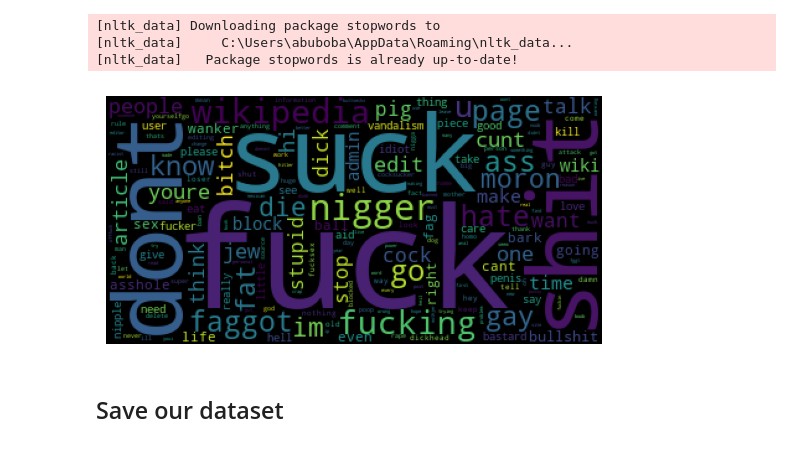
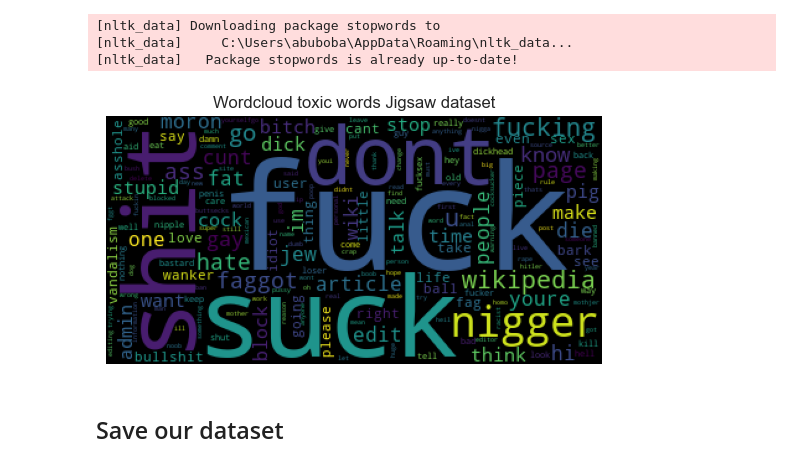
Before and after one commit to boyfromasia/Assignment1_PMLDL, a Jupyter notebook: notebooks/2.0-exploratory-data-analysis.ipynb, the cells around one changed output. Saved outputs shown, nothing was run; the diff lists cells and outputs as text; code cells hidden in the pictures.

```diff
--- a/notebooks/2.0-exploratory-data-analysis.ipynb
+++ b/notebooks/2.0-exploratory-data-analysis.ipynb
@@ -13,6 +13,7 @@ warnings.filterwarnings('ignore')
 
 PATH = "../data/external/"
 PATH_OUTPUT = "../data/inheritim/"
+PATH_SAVE_FIGURES = "../reports/figures/"
 # %% [markdown]
 Firstly, let's check Jigsaw dataset.
 # %%
@@ -86,10 +89,12 @@ for item in tqdm(train_df[train_df["toxic"] == 1].iterrows()):
 # %%
 wordcloud = WordCloud(collocations=False).generate(" ".join(words))
 plt.imshow(wordcloud)
 plt.axis("off")
+plt.title("Wordcloud toxic words Jigsaw dataset")
+plt.savefig(PATH_SAVE_FIGURES + "toxic_wordcloud_jigsaw.png")
 plt.show()
 # %% [output]
-[figure, old version]
+[figure, new version]
 # %% [markdown]
 ## Save our dataset
 # %%
```
Also changed, not shown: parts of 9 cells of this notebook, 11 other files.
